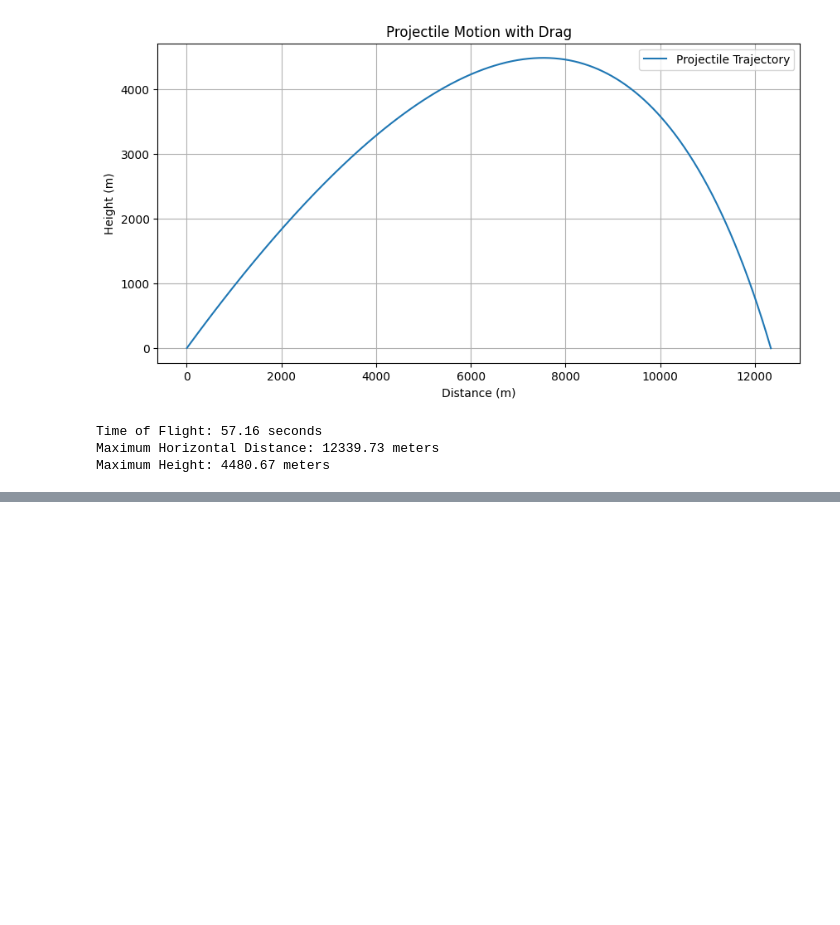
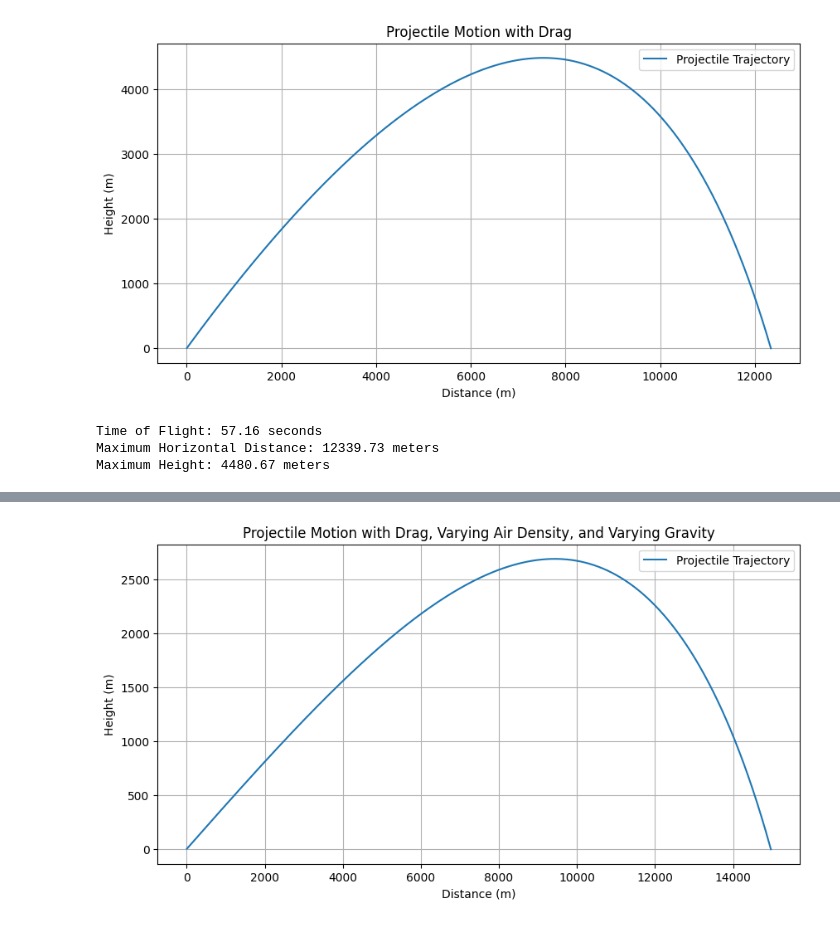
Before and after one commit to harmkenn/Python_Shots_2024, a Jupyter notebook: notebooks/copilot_Shot.ipynb, the cells around one changed output, grey strips where cells are left out. Saved outputs shown, nothing was run; the diff lists cells and outputs as text; code cells hidden in the pictures; blank space fills up the shorter version.

```diff
--- a/notebooks/copilot_Shot.ipynb
+++ b/notebooks/copilot_Shot.ipynb
@@ -412,0 +393,87 @@ Maximum Height: 4470.25 meters
+# %%
+import math
+import matplotlib.pyplot as plt
+
+# Function to calculate gravitational acceleration with latitude
+def gravity_with_latitude(latitude, gp=9.832, alpha=0.0053024):
+    latitude_rad = math.radians(latitude)
+    return gp * (1 + alpha * math.sin(latitude_rad)**2)
+
+# Function to calculate projectile motion with drag, varying air density, and varying gravity
+def projectile_motion_with_drag(v0, angle, mass, drag_coefficient, area, latitude):
+    # Convert angle to radians
+    angle_rad = math.radians(angle)
+
+    # Initial velocity components
+    v0x = v0 * math.cos(angle_rad)
+    v0y = v0 * math.sin(angle_rad)
+
+    # Time step for simulation
+    dt = 0.01
+    t = 0
+    x = 0
+    y = 0
+
+    # Lists to store the trajectory points
+    x_points = []
+    y_points = []
+
+    # Velocity components
+    vx = v0x
+    vy = v0y
+
+    # Calculate the gravitational acceleration for the given latitude
+    g = gravity_with_latitude(latitude)
+
+    # Simulation loop
+    while y >= 0:
+        # Calculate the air density at current altitude
+        rho = air_density_with_altitude(y)
+
+        # Calculate the drag force
+        F_drag_x = - (drag_coefficient * rho * area * vx**2) / (2 * mass)
+        F_drag_y = - (drag_coefficient * rho * area * vy**2) / (2 * mass)
+
+        # Update velocities
+        vx += F_drag_x * dt
+        vy += (F_drag_y - g) * dt
+
+        # Update positions
+        x += vx * dt
+        y += vy * dt
+
+        # Store the points
+        x_points.append(x)
+        y_points.append(y)
+
+        # Update time
+        t += dt
+
+    return t, x, max(y_points), x_points, y_points
+
+# Example usage:
+initial_velocity = 682.7
+launch_angle = 396.8/3200*180
+mass = 46.9
+drag_coefficient = .382
+area = .019
+latitude = 6.78 # Frankfurt's approximate latitude
+
+# Call the function and display the results
+time_of_flight, max_distance, max_height, x_vals, y_vals = projectile_motion_with_drag(initial_velocity, launch_angle, mass, drag_coefficient, area, latitude)
+
+# Plotting the trajectory
+plt.figure(figsize=(10, 5))
+plt.plot(x_vals, y_vals, label='Projectile Trajectory')
+plt.title('Projectile Motion with Drag, Varying Air Density, and Varying Gravity')
+plt.xlabel('Distance (m)')
+plt.ylabel('Height (m)')
+plt.legend()
+plt.grid(True)
+plt.show()
+
+print(f"Time of Flight: {time_of_flight:.2f} seconds")
+print(f"Maximum Horizontal Distance: {max_distance:.2f} meters")
+print(f"Maximum Height: {max_height:.2f} meters")
+# %% [output]
+[figure, added]
```
Also changed, not shown: parts of 4 cells of this notebook.
